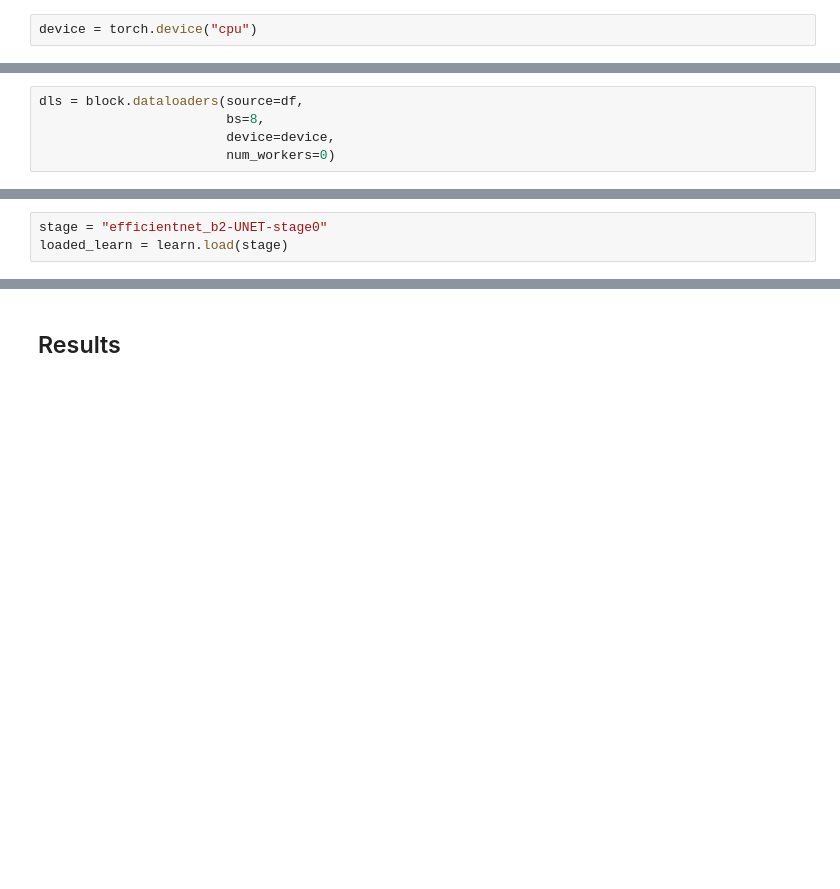
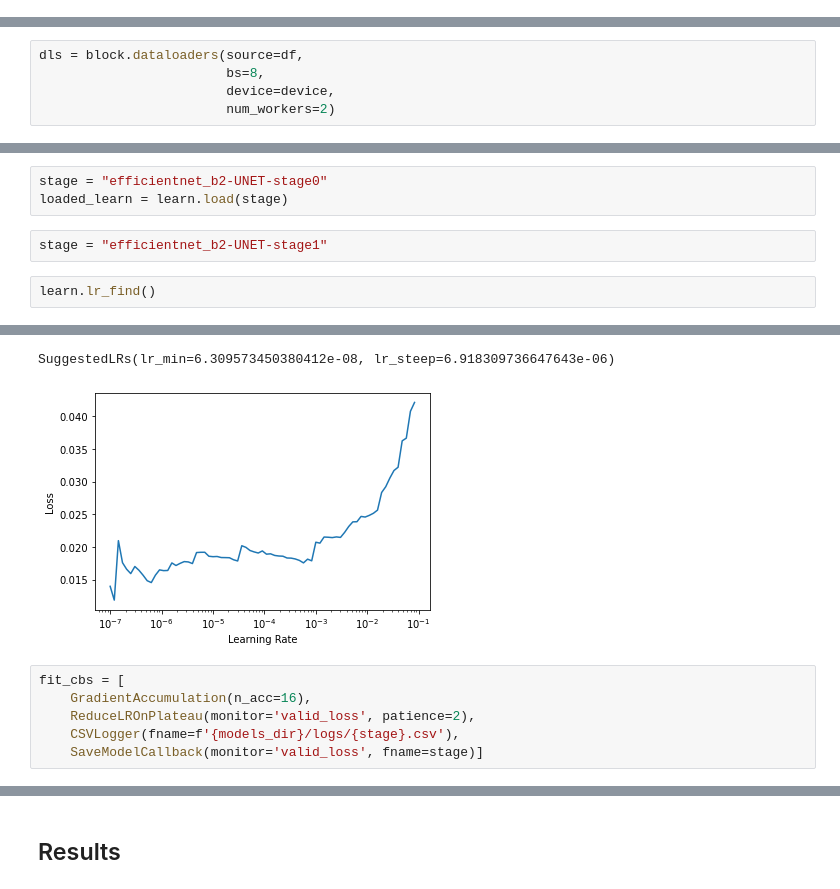
Before and after one commit to marcomatteo/steel_segmentation, a Jupyter notebook: nbs/_11_EfficientNet-UNET.ipynb, the cells around one changed output, grey strips where cells are left out. Drawn from its saved outputs; the diff is of its cells as text; blank space fills up the shorter version.

```diff
--- a/nbs/_11_EfficientNet-UNET.ipynb
+++ b/nbs/_11_EfficientNet-UNET.ipynb
@@ -29,8 +29,6 @@ from fastai.data.all import *
 
 import albumentations as alb
 import segmentation_models_pytorch as smp
-# %%
-device = torch.device("cpu")
 # %%
 device = torch.device("cuda" if torch.cuda.is_available() else "cpu"); device
 # %% [output]
@@ -128,4 +126,4 @@ mask.show(ctx=ax);
 dls = block.dataloaders(source=df,
                         bs=8,
                         device=device,
-                        num_workers=0)
+                        num_workers=2)
@@ -249,3 +245,8 @@ The training was interrupted by paperspace time constrain. So I reload the best
 # %%
 stage = "efficientnet_b2-UNET-stage0"
 loaded_learn = learn.load(stage)
+# %%
+stage = "efficientnet_b2-UNET-stage1"
+# %%
+learn.lr_find()
+# %% [output]
@@ -251,0 +254,8 @@ loaded_learn = learn.load(stage)
+SuggestedLRs(lr_min=6.309573450380412e-08, lr_steep=6.918309736647643e-06)
+[figure, added]
+# %%
+fit_cbs = [
+    GradientAccumulation(n_acc=16),
+    ReduceLROnPlateau(monitor='valid_loss', patience=2),
+    CSVLogger(fname=f'{models_dir}/logs/{stage}.csv'),
+    SaveModelCallback(monitor='valid_loss', fname=stage)]
```
Also changed, not shown: parts of 11 cells of this notebook, 5 other files.
